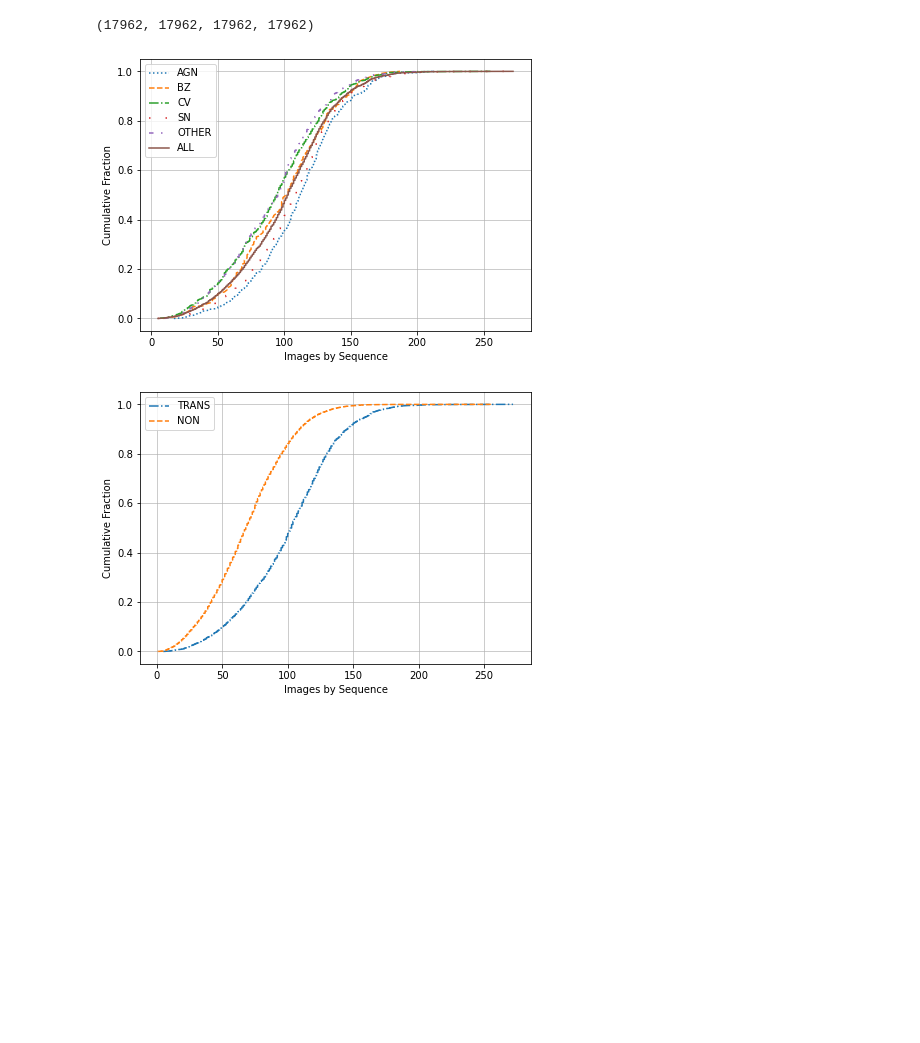
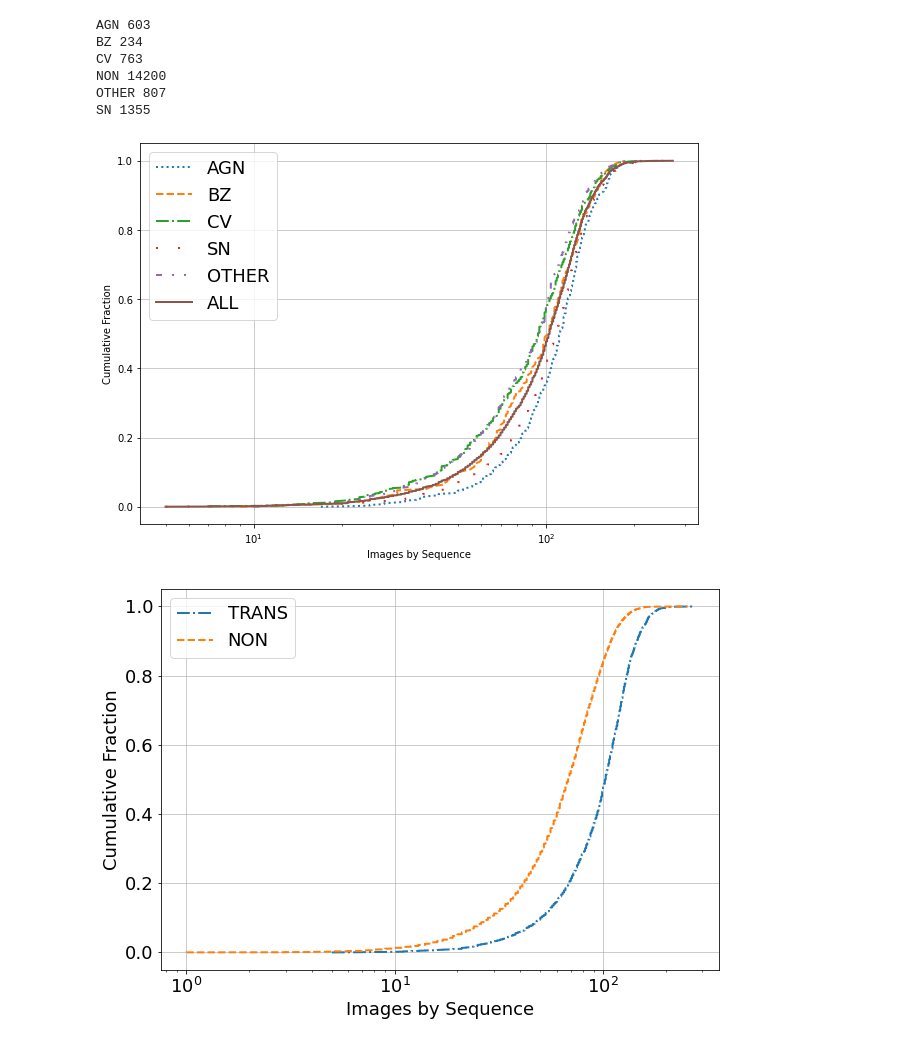
Before and after one commit to jsuarez314/tao, a Jupyter notebook: Explore_dataset.ipynb, the cells around one changed output. Cells and saved outputs as stored; diff of their text form; code cells hidden in the pictures; blank space fills up the shorter version.

```diff
--- a/Explore_dataset.ipynb
+++ b/Explore_dataset.ipynb
@@ -16,9 +17,10 @@ nimages_seq = []
 signal_median = []
 signal_noise_median = []
 pbar = tqdm.tqdm(total=len(files))
+
 for file in files:
     for tclass in TClasses:
-        if tclass in file:
+        if (tclass in file) == True:
             classes.append(tclass)
             data, h = fitsio.read(file, header=True)
             nimages_seq.append(h['N_IMAGES'])
@@ -32,7 +34,7 @@ for file in files:
                 signal.append(np.average(image))
             signal_noise_median.append(np.median(signal_noise))
             signal_median.append(np.median(signal))
-    pbar.update()
+            pbar.update()
 pbar.close()
 # %%
 classes = np.array(classes)
@@ -40,5 +42,3 @@ nimages_seq = np.array(nimages_seq)
 signal_noise_median = np.array(signal_noise_median)
 signal_median = np.array(signal_median)
 len(classes), len(nimages_seq), len(signal_noise_median), len(signal_median)
-# %% [output]
-(17962, 17962, 17962, 17962)
@@ -45,42 +48,64 @@ len(classes), len(nimages_seq), len(signal_noise_median), len(signal_median)
+# %%
+df = pd.read_csv('./data/statistics.csv')
+classes = df['classes']
+nimages_seq = df['nimages_seq']
+signal_noise_median = df['signal_noise_median']
+signal_median = df['signal_median']
+# %%
+uclasses = np.unique(classes)
+for uclass in uclasses:
+    print(uclass, sum(np.array(classes)==uclass))
+# %% [output]
+AGN 603
+BZ 234
+CV 763
+NON 14200
+OTHER 807
+SN 1355
 # %%
-fig = plt.figure(figsize=(7,5))
+fig = plt.figure(figsize=(10,7))
 for tclass, z in zip(['AGN','BZ','CV','SN','OTHER'],[':','--','-.',(0, (1, 10)),(0, (3, 5, 1, 5, 1, 5))]):
     ii = (tclass == classes)
     nimages = np.sort(nimages_seq[ii])
     n_points = len(nimages)
-    plt.plot(nimages, np.linspace(0,1,n_points), label=tclass, linestyle=z)
+    plt.plot(nimages, np.linspace(0,1,n_points), label=tclass, linestyle=z, linewidth=2)
+
+font = {'size' : 18}
+matplotlib.rc('font', **font)
 
 ii = (classes != 'NON')
 nimages = np.sort(nimages_seq[ii])
 n_points = len(nimages)
-plt.plot(nimages, np.linspace(0,1,n_points), label='ALL', linestyle='-')
+plt.plot(nimages, np.linspace(0,1,n_points), label='ALL', linestyle='-', linewidth=2)
 plt.grid(alpha=0.8)
 plt.xlabel('Images by Sequence')
 plt.ylabel('Cumulative Fraction')
-plt.legend()
+plt.xscale('log')
+plt.legend(markerscale=2.)
 plt.savefig('./figs/cumulative_NSequence_classes.pdf', bbox_inches='tight')
 plt.show()
 # %% [output]
-[figure, old version]
+[figure, new version]
 # %%
-fig = plt.figure(figsize=(7,5))
+fig = plt.figure(figsize=(10,7))
 
 ii = (classes != 'NON')
 nimages = np.sort(nimages_seq[ii])
 n_points = len(nimages)
-plt.plot(nimages, np.linspace(0,1,n_points), label='TRANS', linestyle='-.')
+plt.plot(nimages, np.linspace(0,1,n_points), label='TRANS', linestyle='-.', linewidth=2)
 
 ii = (classes == 'NON')
 nimages = np.sort(nimages_seq[ii])
 n_points = len(nimages)
-plt.plot(nimages, np.linspace(0,1,n_points), label='NON', linestyle='--')
+plt.plot(nimages, np.linspace(0,1,n_points), label='NON', linestyle='--', linewidth=2)
 
-plt.legend()
+plt.legend(markerscale=2.)
 plt.grid(alpha=0.8)
 plt.xlabel('Images by Sequence')
 plt.ylabel('Cumulative Fraction')
+plt.xscale('log')
 plt.savefig('./figs/cumulative_NSequence_TvsNT.pdf', bbox_inches='tight')
 plt.show()
 # %% [output]
-[figure, old version]
+[figure, new version]
 # %%
```
Also changed, not shown: parts of 8 cells of this notebook, 54 other files.
